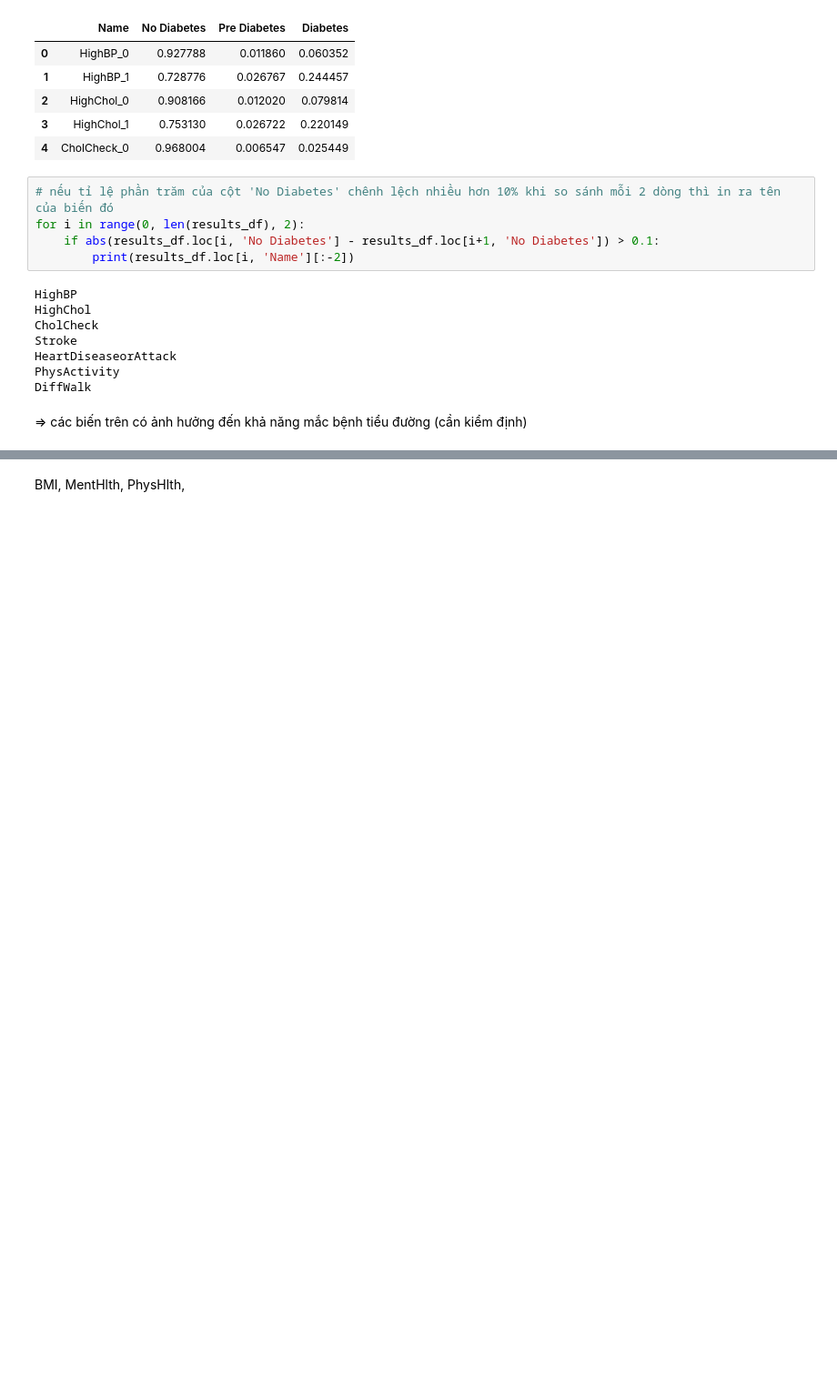
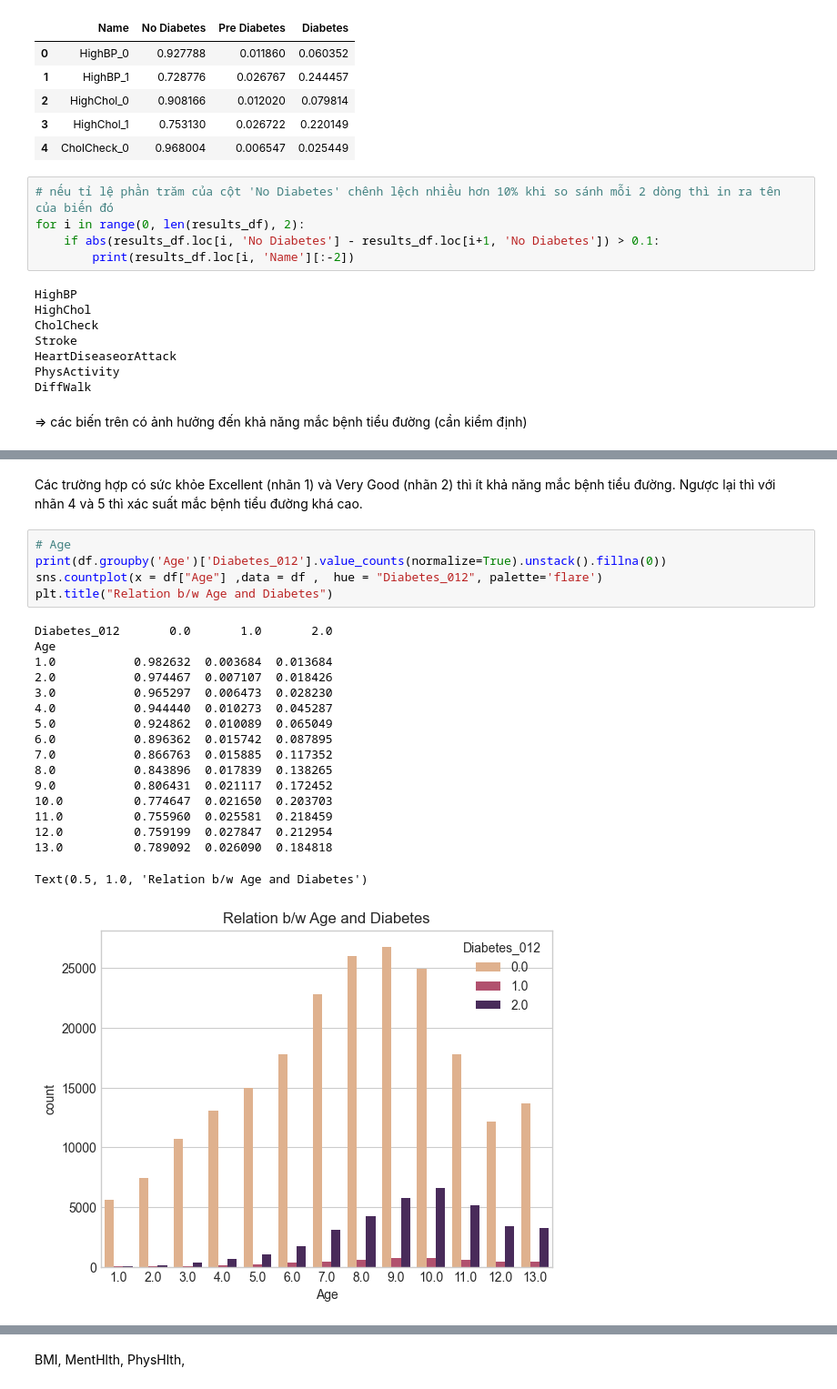
Before and after one commit to NgokNgo/Diabetes-Prediction, a Jupyter notebook: python_code/EDA.ipynb, the cells around one changed output, grey strips where cells are left out. Shown at 91% size. Saved outputs shown, nothing was run; the diff lists cells and outputs as text; blank space fills up the shorter version.

```diff
--- a/EDA_python.ipynb
+++ b/python_code/EDA.ipynb
@@ -305,0 +339,25 @@ DiffWalk
+# %% [markdown]
+Các trường hợp có sức khỏe Excellent (nhãn 1) và Very Good (nhãn 2) thì ít khả năng mắc bệnh tiểu đường. Ngược lại thì với nhãn 4 và 5 thì xác suất mắc bệnh tiểu đường khá cao.
+# %%
+# Age
+print(df.groupby('Age')['Diabetes_012'].value_counts(normalize=True).unstack().fillna(0))
+sns.countplot(x = df["Age"] ,data = df ,  hue = "Diabetes_012", palette='flare')
+plt.title("Relation b/w Age and Diabetes")
+# %% [output]
+Diabetes_012       0.0       1.0       2.0
+Age
+1.0           0.982632  0.003684  0.013684
+2.0           0.974467  0.007107  0.018426
+3.0           0.965297  0.006473  0.028230
+4.0           0.944440  0.010273  0.045287
+5.0           0.924862  0.010089  0.065049
+6.0           0.896362  0.015742  0.087895
+7.0           0.866763  0.015885  0.117352
+8.0           0.843896  0.017839  0.138265
+9.0           0.806431  0.021117  0.172452
+10.0          0.774647  0.021650  0.203703
+11.0          0.755960  0.025581  0.218459
+12.0          0.759199  0.027847  0.212954
+13.0          0.789092  0.026090  0.184818
+Text(0.5, 1.0, 'Relation b/w Age and Diabetes')
+[figure, added]
```
Also changed, not shown: parts of 21 cells of this notebook, 3 other files.
